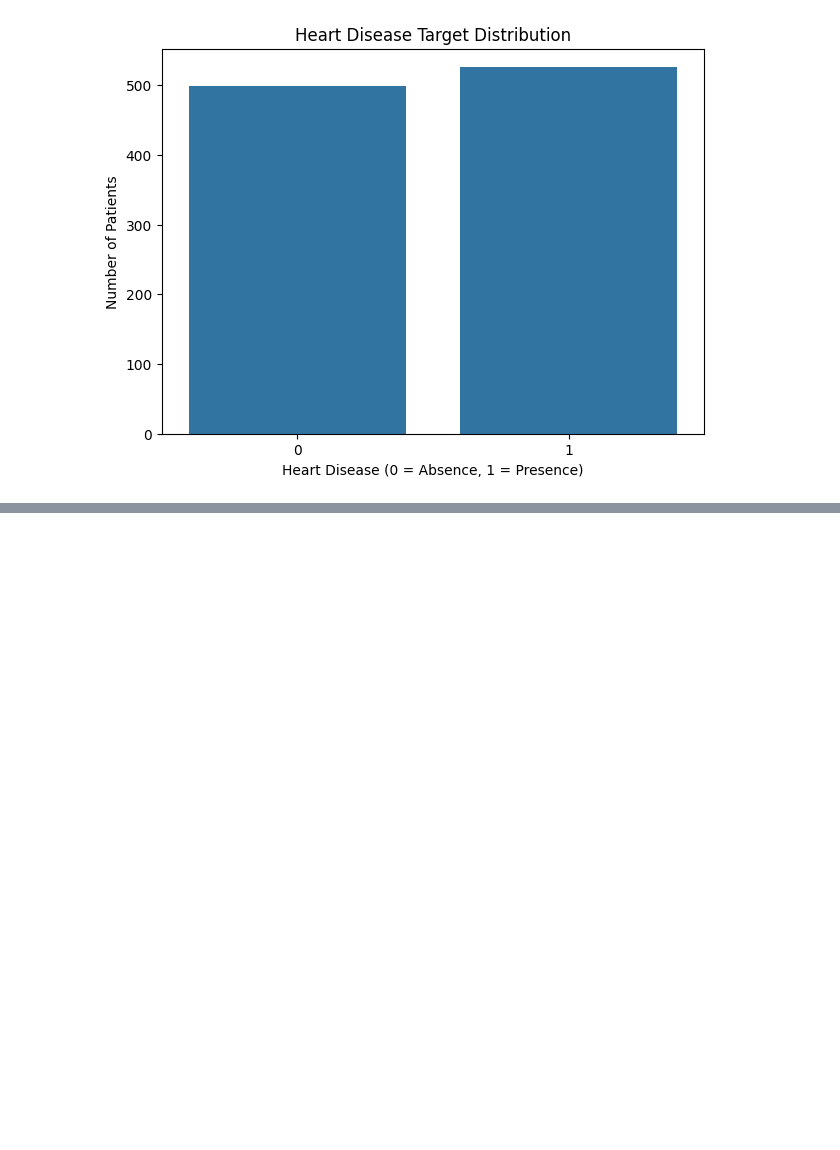
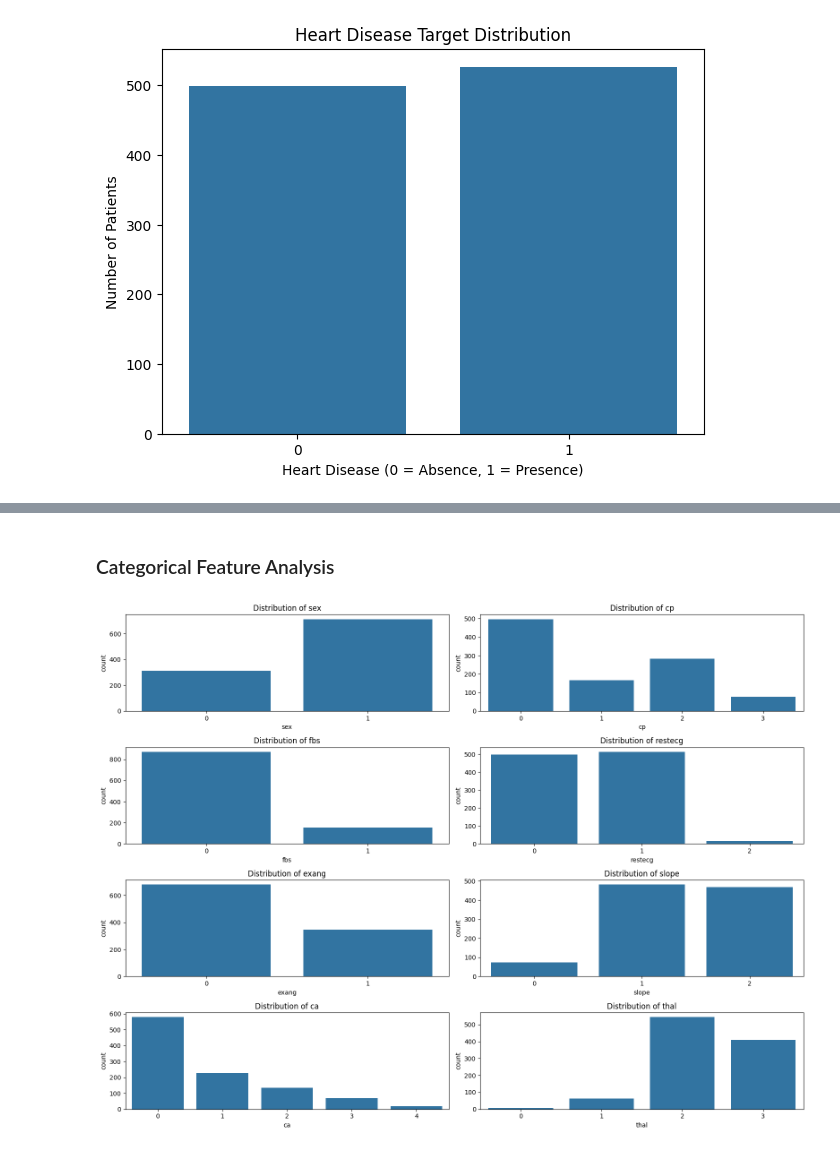
Before and after one commit to AbdullahRFA/heart-disease-prediction, a Jupyter notebook: backend/notebooks/01_data_exploration.ipynb, the cells around one changed output, grey strips where cells are left out. Cells and saved outputs as stored; diff of their text form; code cells hidden in the pictures; blank space fills up the shorter version.

```diff
--- a/backend/notebooks/01_data_exploration.ipynb
+++ b/backend/notebooks/01_data_exploration.ipynb
@@ -180,0 +229,37 @@ plt.show()
+# %% [markdown]
+### Categorical Feature Analysis
+# %%
+# Define categorical features
+categorical_features = [
+    "sex",
+    "cp",
+    "fbs",
+    "restecg",
+    "exang",
+    "slope",
+    "ca",
+    "thal"
+]
+
+# Create figure
+plt.figure(figsize=(16, 12))
+
+# Generate count plots
+for index, feature in enumerate(categorical_features, 1):
+
+    # Create subplot
+    plt.subplot(4, 2, index)
+
+    # Create count plot
+    sns.countplot(data=df, x=feature)
+
+    # Add title
+    plt.title(f"Distribution of {feature}")
+
+# Adjust layout
+plt.tight_layout()
+
+# Display plots
+plt.show()
+# %% [output]
+[figure, added]
```
Also changed, not shown: parts of 7 cells of this notebook.
